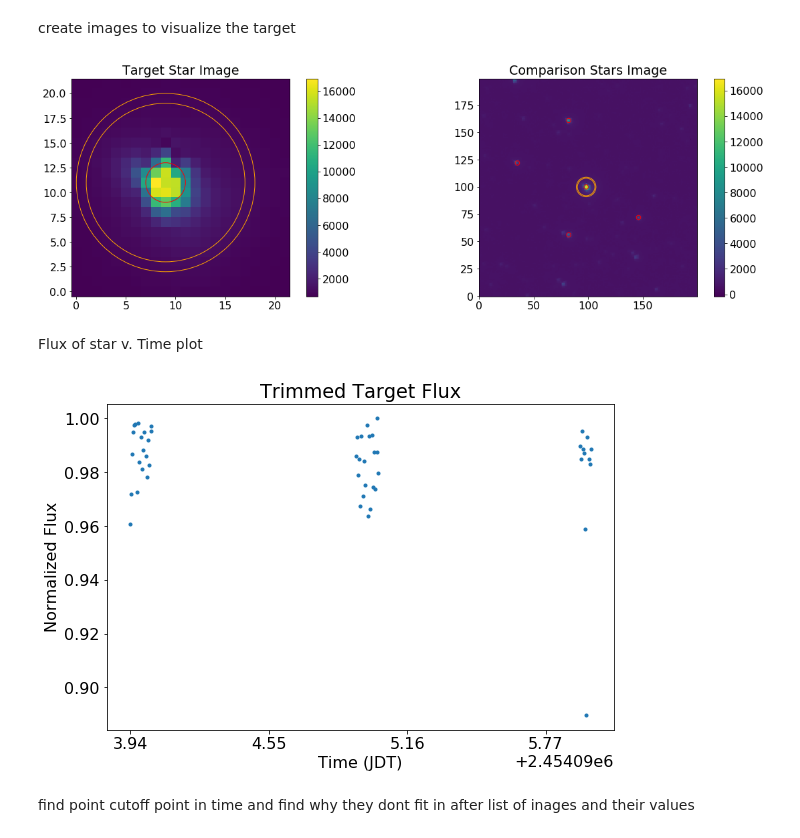
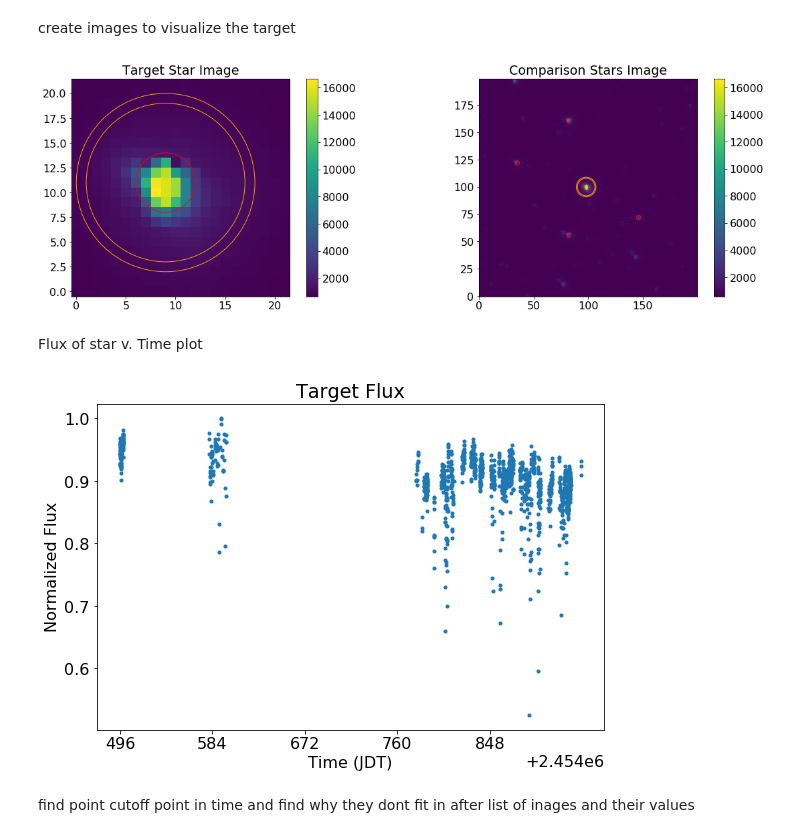
Before and after one commit to joshuapepper/kelt_halo, a Jupyter notebook: KELT Image Data Pipeline HD 95735.ipynb, the cells around one changed output. Saved outputs shown, nothing was run; the diff lists cells and outputs as text; code cells hidden in the pictures.

```diff
--- a/KELT Image Data Pipeline HD 95735.ipynb
+++ b/KELT Image Data Pipeline HD 95735.ipynb
@@ -15,8 +15,8 @@ np.set_printoptions(threshold=np.nan)
 # %% [markdown]
                                                 Initial Setup
 # %%
-initial_directory = '/Users/Olive/Desktop/kelt pipeline/HD95735/images' # path of directory that contains full image fits files
-cutout_directory = '/Users/Olive/Desktop/kelt pipeline/HD95735/cutouts/' # location for image cutouts
+initial_directory = '/Users/Olive/Desktop/kn07_files/interp_fits/' # path of directory that contains full image fits files
+cutout_directory = '/Users/Olive/Desktop/kn07_cuts/' # location for image cutouts
 
 all_files=os.listdir(initial_directory) #extract list of files
 file_count = len(all_files) # gives number of files in directory
@@ -35,14 +35,23 @@ cutout_x_stop = int(star_location_x+size/2)
 cutout_y_start = int(star_location_y-size/2)
 cutout_y_stop = int(star_location_y+size/2)
 # %%
+#RUN ONLY ONCE TO CREATE CUTOUTS
 # a loop to create image cutouts
 for i in range(0,file_count):
     image=fits.open(full_img_list[i]) #open file
     imageData = image[1].data  #take out data from file (data is in 'section' 1)
-    image.close()
+#create cutout
     image_cutout_data= imageData[cutout_y_start:cutout_y_stop, cutout_x_start:cutout_x_stop]  #choose area of data to keep
     image_cutout = fits.PrimaryHDU(image_cutout_data)  #assign data to new fits file
+#attach timestamp
+    header_addition= image[1].header['JDT']
+    image_cutout.header['JDT'] = header_addition
+#save file
     cutoutName='cutout_'+all_files[i][len(all_files[i])-20:] #appends 'cutout' to the date and id of photo
     destination=cutout_directory+cutoutName  #define destination of new file. CHANGE, GO THROUGH ALL IMAGES IN A STAR
     image_cutout.writeto(destination)  #save fits file
+
+    image.close()
+
+    print("image "+ str(i) + " cut")
 # %% [output]
@@ -64,7 +73,7 @@ display_file = 0 # target file number to display target image. It can stay hardc
 
 x_aperture = 9 # x coordinate of target aperture center within the star cutout
 y_aperture = 11 # y coordinate of target aperture center within the star cutout
-r = 2 # radius of target aperture
+r = 3 # radius of target aperture
 
 x_background = x_aperture # x coordinate of background annulus center
 y_background = y_aperture # y coordinate of background annulus center
@@ -74,13 +83,13 @@ r_out = r_in + 1 # outer radius of background annulus
 #a size large enough for the background annulus with 2px of padding on each side
 target_img_size= (r_out+2)*2 # x by x pixel size of target image
 
-low_period = 1.5 # lowest period for LombScargle to test on target star
-high_period = 100# highest period for LombScargle to test on target star
+low_period = 1.5 # lowest period for LombScargle to test on target star (days)
+high_period = 100# highest period for LombScargle to test on target star (days)
 
 comparison_stars= np.loadtxt('HD95735_stars.txt', skiprows=1)
 
-cutoff_time_true= True
-cutoff_time= 2457150 #if something is off with the data later on
+cutoff_time_true= False
+#cutoff_time= 2457150 #if something is off with the data later on
 # %% [markdown]
 create images to visualize the target
 # %%
@@ -129,7 +138,7 @@ target_star_image()
 comparison_star_image()
 plt.show()
 # %% [output]
-[figure, old version]
+[figure, new version]
 # %% [markdown]
 Flux of star v. Time plot
 # %%
@@ -147,9 +156,9 @@ target_flux = target_subtract[target_subtract != 0] # disregard zero and below f
 
 time=[]
 for i in range(0,len(target_flux)):
-    original_file = fits.open(full_img_list[i])
-    time.append(original_file[1].header['JDT'])
-    original_file.close
+    cutout_file = fits.open(cutout_img_list[i])
+    time.append(cutout_file[0].header['JDT'])
+    cutout_file.close
 
 normalized_target_flux = target_flux/max(target_flux)
 
@@ -165,32 +174,35 @@ else:
 # %%
 #create flux v. time plot
 plt.subplot(121)
 plt.xlabel('Time (JDT)')
 plt.ylabel('Normalized Flux')
 
 #rounding x tick marks
 roundDecimals=2
-difference=(max(cut_time)+1-min(cut_time))
+if cutoff_time_true == True:
+    difference=(max(cut_time)+1-min(cut_time))
+else:
+    difference=(max(time)+1-min(time))
 while difference>=10:
     difference= difference/10
     roundDecimals=roundDecimals-1
 if difference<=1:
     roundDecimals=roundDecimals-2
     while difference<=1:
         difference= difference/10
         roundDecimals=roundDecimals+1
 
 #plotting
 if cutoff_time_true == True:
     plt.title('Trimmed Target Flux')
     plt.xticks(np.arange(round(min(cut_time),roundDecimals), max(cut_time)+1, round((max(cut_time)+1-min(cut_time))/5,roundDecimals)))
     plt.plot(cut_time, normalized_target_flux, '.')
 else:
     plt.title('Target Flux')
     plt.xticks(np.arange(round(min(time),roundDecimals), max(time)+1, round((max(time)+1-min(time))/5,roundDecimals)))
     plt.plot(time, normalized_target_flux, '.')
 # %% [output]
-[figure, old version]
+[figure, new version]
 # %% [markdown]
 find point cutoff point in time and find why they dont fit in after
 list of inages and their values
```
Also changed, not shown: parts of 6 cells of this notebook.
